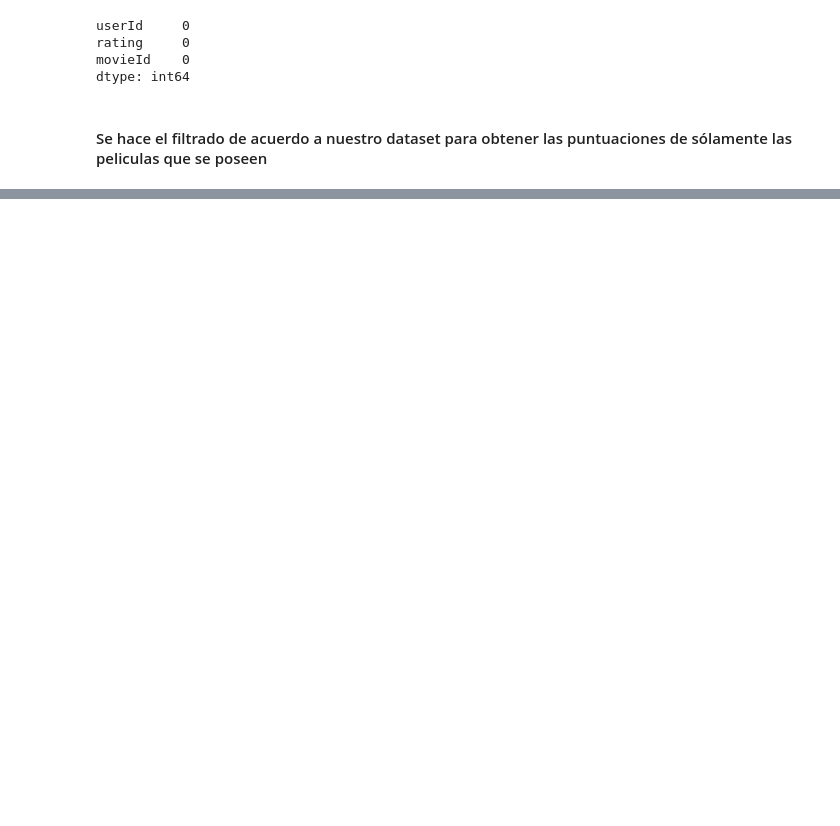
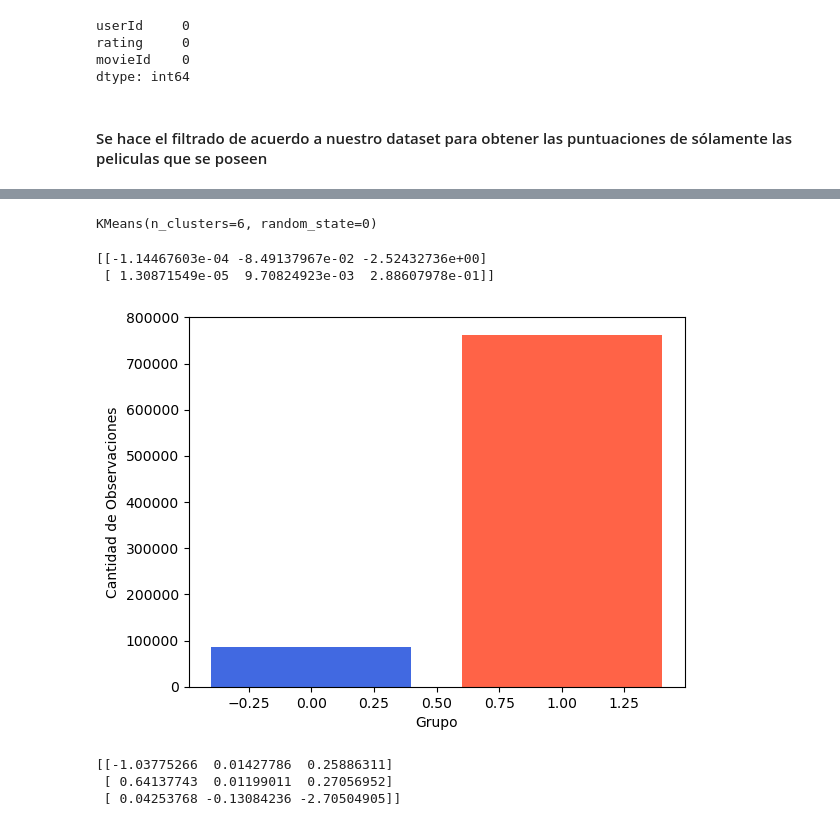
Before and after one commit to L-Ameneiro/IngeniasDataScience, a Jupyter notebook: notebooks/MODELO NO SUPERVISADO.ipynb, the cells around one changed output, grey strips where cells are left out. Drawn from its saved outputs; the diff is of its cells as text; code cells hidden in the pictures; blank space fills up the shorter version.

Commit message:
modelo no supervisado kmeans

```diff
--- a/notebooks/MODELO NO SUPERVISADO.ipynb
+++ b/notebooks/MODELO NO SUPERVISADO.ipynb
@@ -194,0 +111,46 @@ NameError: name 'x' is not defined
+# %%
+#Se escalan los datos
+from sklearn.preprocessing import StandardScaler
+scaler = StandardScaler()
+scaler.fit(datos)
+datos_scaled = scaler.transform(datos)
+# %%
+# Especificamos modelos con distitno numero de clusters
+kmeans2 = KMeans(n_clusters=2, random_state=0)
+kmeans3 = KMeans(n_clusters=3, random_state=0)
+kmeans4 = KMeans(n_clusters=4, random_state=0)
+kmeans5 = KMeans(n_clusters=5, random_state=0)
+kmeans6 = KMeans(n_clusters=6, random_state=0)
+# %%
+kmeans2.fit(datos_scaled);
+kmeans3.fit(datos_scaled)
+kmeans4.fit(datos_scaled)
+kmeans5.fit(datos_scaled)
+kmeans6.fit(datos_scaled)
+# %% [output]
+KMeans(n_clusters=6, random_state=0)
+# %%
+centroids2 = kmeans2.cluster_centers_
+print(centroids2)
+# %% [output]
+[[-1.14467603e-04 -8.49137967e-02 -2.52432736e+00]
+ [ 1.30871549e-05  9.70824923e-03  2.88607978e-01]]
+# %%
+y_means2 = kmeans2.fit_predict(datos_scaled)
+# %%
+cluster_counts = np.bincount(y_means2)
+cluster_labels = list(range(len(cluster_counts)))
+colors = ['royalblue', 'tomato', 'forestgreen', 'purple', 'gold']
+plt.bar(cluster_labels, cluster_counts, color=colors)
+plt.xlabel('Grupo')
+plt.ylabel('Cantidad de Observaciones')
+plt.show()
+# %% [output]
+[figure, added]
+# %%
+centroids3 = kmeans3.cluster_centers_
+print(centroids3)
+# %% [output]
+[[-1.03775266  0.01427786  0.25886311]
+ [ 0.64137743  0.01199011  0.27056952]
+ [ 0.04253768 -0.13084236 -2.70504905]]
```
Also changed, not shown: parts of 49 cells of this notebook.
